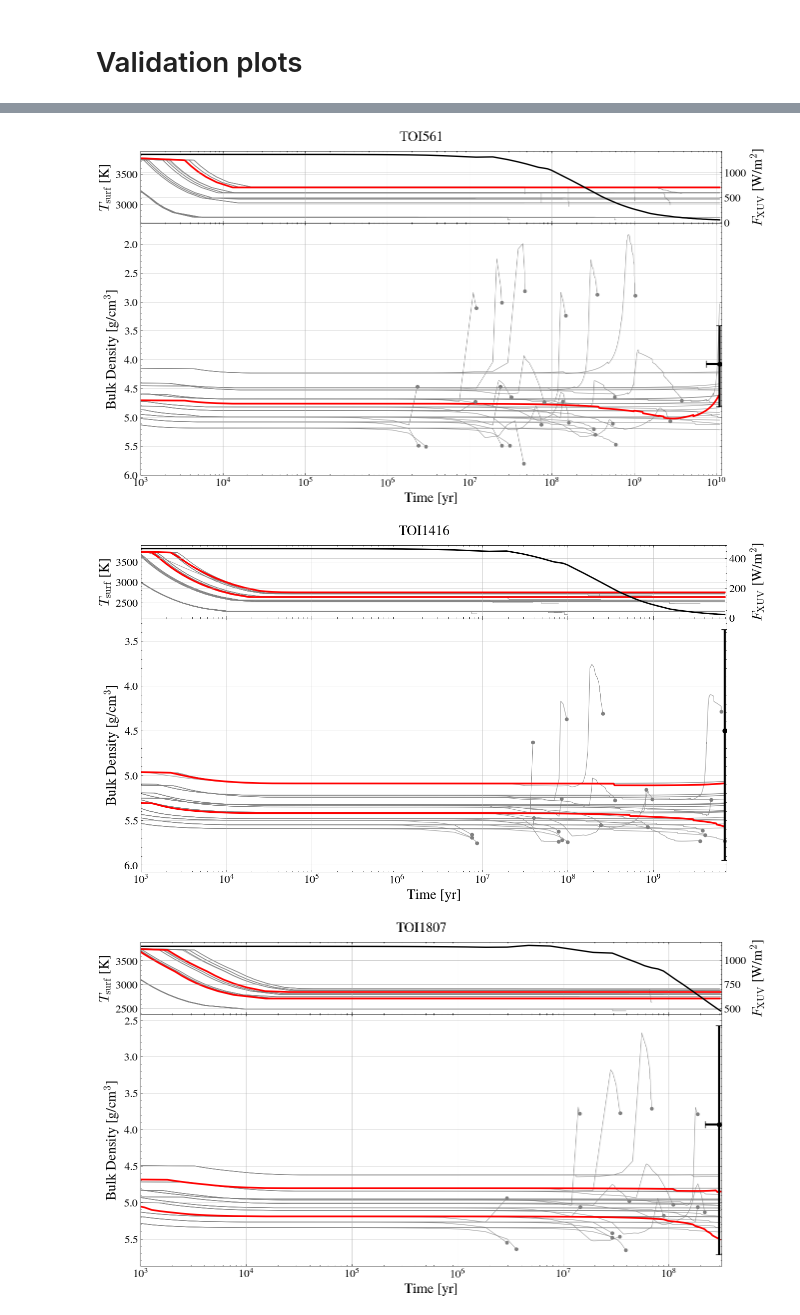
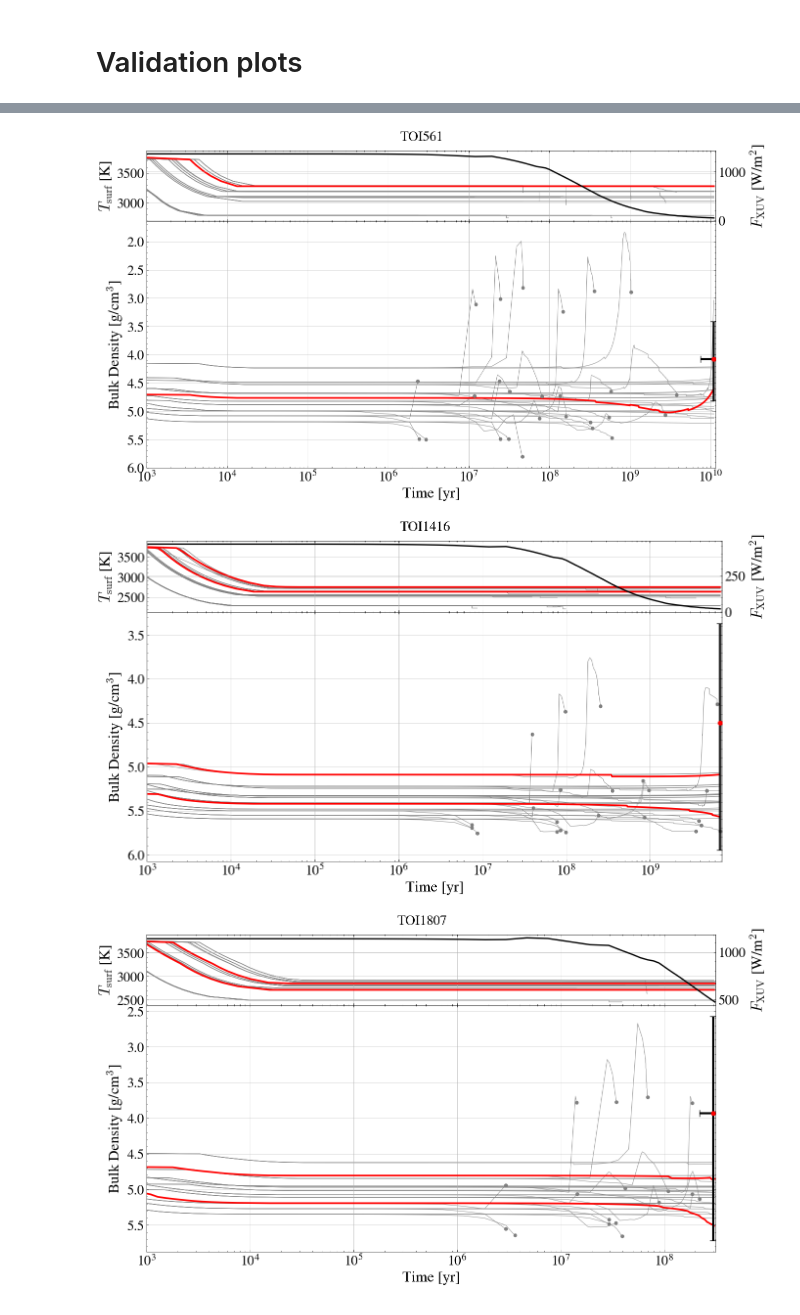
Before and after one commit to lorlo9999/MasterThesis, a Jupyter notebook: thesis-plots.ipynb, the cells around one changed output, grey strips where cells are left out. Cells and saved outputs as stored; diff of their text form; code cells hidden in the pictures.

```diff
--- a/thesis-plots.ipynb
+++ b/thesis-plots.ipynb
@@ -86,11 +86,11 @@ rcParams['grid.linestyle'] = '-'
 
 rcParams['font.family'] = 'serif'          # or 'sans-serif' (Nature/AAS style)
 rcParams['font.serif'] = ['Times New Roman']
-rcParams['font.size'] = 14
-rcParams['axes.labelsize'] = 20            # axis label size
-rcParams['xtick.labelsize'] = 16
-rcParams['ytick.labelsize'] = 16
-rcParams['legend.fontsize'] = 12
+rcParams['font.size'] = 16
+rcParams['axes.labelsize'] = 22            # axis label size
+rcParams['xtick.labelsize'] = 20
+rcParams['ytick.labelsize'] = 20
+rcParams['legend.fontsize'] = 16
 rcParams['text.usetex'] = True             # render labels with LaTeX
 # %% [markdown]
 ## Scatter Plots
@@ -215,9 +215,6 @@ norm = BoundaryNorm(bounds, cmap.N)
 # Use planet names as keys, value is a list of case strings
 highlighted_cases = {
     "HD3167":  ["case_000034", "case_000046"],
-    "K2141":   ["case_000088", "case_000124"],
-    "lhs1478": ["case_000001", "case_000011"],
-    "TOI431":  ["case_000034", "case_000082"],
     "TOI500":  ["case_000042", "case_000046"],
     "TOI561":  ["case_000046"],
     "TOI1416": ["case_000034", "case_000038"],
@@ -274,7 +271,7 @@ for planet, simulations in data_all.items():
                    xerr=([abs(age_min-age)], [abs(age_max-age)]),
                    yerr=([abs(bd_min-bd)],   [abs(bd_max-bd)]),
                    fmt='o', color='black', ecolor='black', elinewidth=3, capsize=5, zorder=5)
-    frame.scatter(age, bd, color='black', zorder=6)
+    frame.scatter(age, bd, color='red', zorder=6)
 
     frame.set_xlabel('Time [yr]')
     frame.set_ylabel(r'Bulk Density [g/cm$^3$]')
@@ -292,6 +289,6 @@ for planet, simulations in data_all.items():
-[figure, old version]
+[figure, new version]
-[figure, old version]
+[figure, new version]
-[figure, old version]
+[figure, new version]
 # %%
 # plot for LHS1478 using bulk_density_evolution_LHS.pkl
 with open('bulk_density_evolution_LHS.pkl', 'rb') as f:
```
Also changed, not shown: parts of 8 cells of this notebook, 12 other files.
